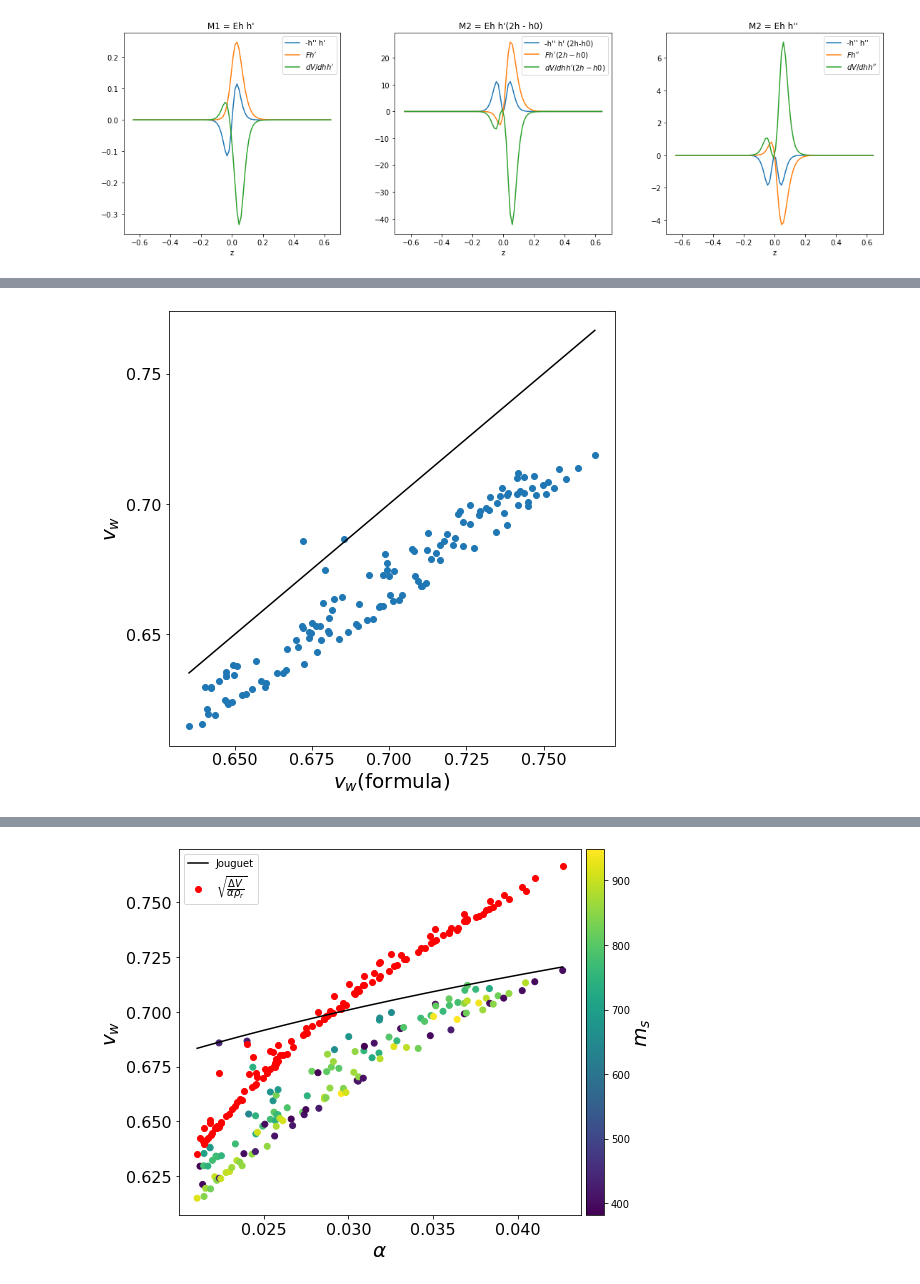
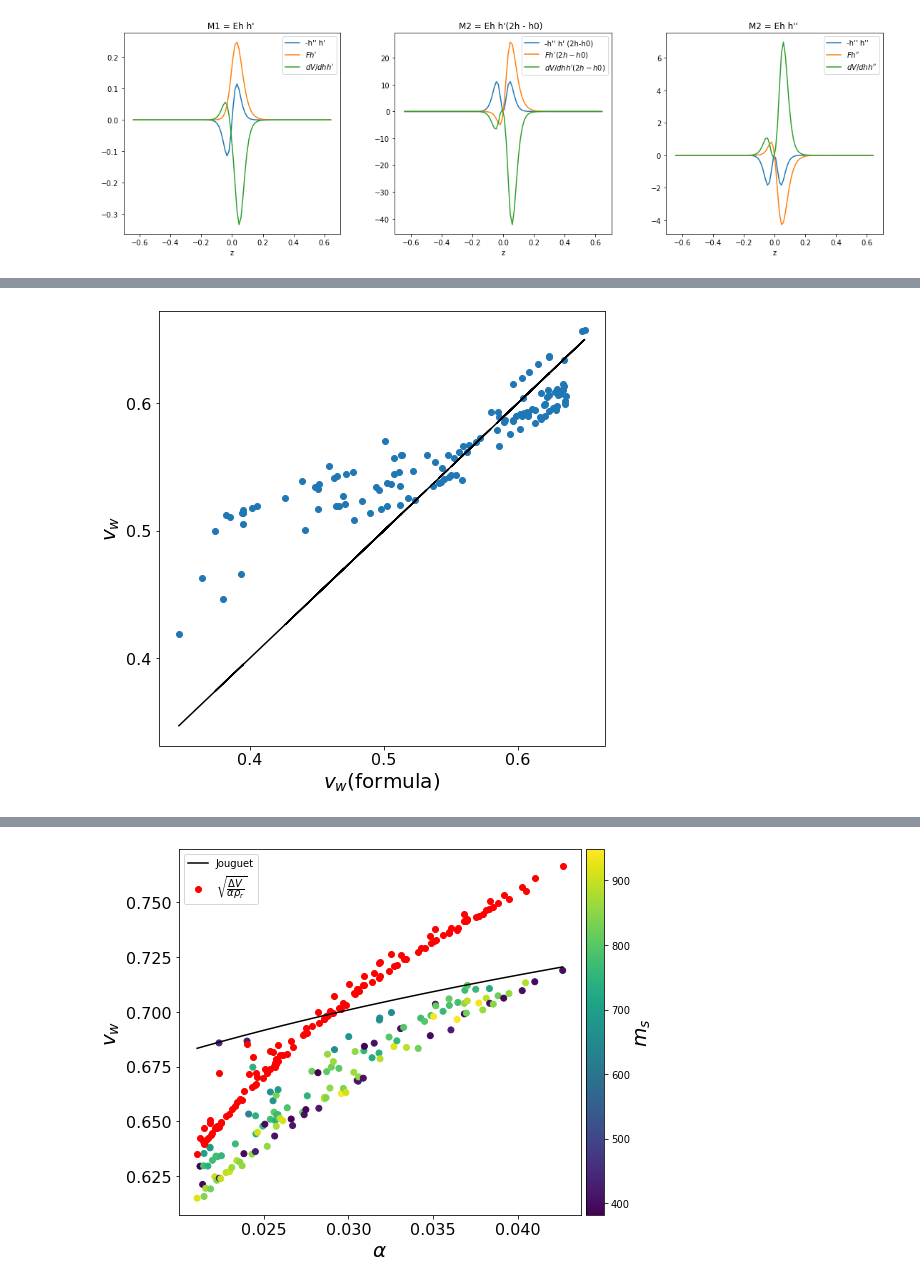
Before and after one commit to PB-316/Z_2breaking-PT-BAU, a Jupyter notebook: wall_veclocity_Z2_breaking.ipynb, the cells around one changed output, grey strips where cells are left out. Cells and saved outputs as stored; diff of their text form; code cells hidden in the pictures.

```diff
--- a/wall_veclocity_Z2_breaking.ipynb
+++ b/wall_veclocity_Z2_breaking.ipynb
@@ -2115,25 +2115,26 @@ df_out.to_csv("./SCANS/Z2_breaking_sols_5.csv")
 # %%
-df=pd.read_csv("SCANS/Z2_breaking_sols.csv",index_col=[0]).sort_values("alpha_max").drop_duplicates()
+df=pd.read_csv("SCANS/Z2_breaking_sols_total.csv",index_col=[0]).sort_values("alpha_max").drop_duplicates()
+
 
 thick_size=16
 label_size=20
-
 figure = plt.gcf()
 figure.set_size_inches(8,8)
+
 plt.scatter(df.vwf_0,df.vw)
 plt.plot(df.vwf_0,df.vwf_0,c="k")
 
 #plt.xlim(.63,.71)
 #plt.ylim(.63,.71)
 plt.xlabel("$v_w $(formula)",size=label_size)
 plt.ylabel("$v_w$",size=label_size)
 plt.xticks(fontsize=thick_size)
 plt.yticks(fontsize=thick_size)
 plt.locator_params(axis="x", nbins=6)
 plt.locator_params(axis="y", nbins=5)
 
 #plt.title("$\\lambda_{s}=1$",size=label_size)
 plt.show()
 # %% [output]
-[figure, old version]
+[figure, new version]
 # %%
```
Also changed, not shown: parts of 9 cells of this notebook, 17 other files.
